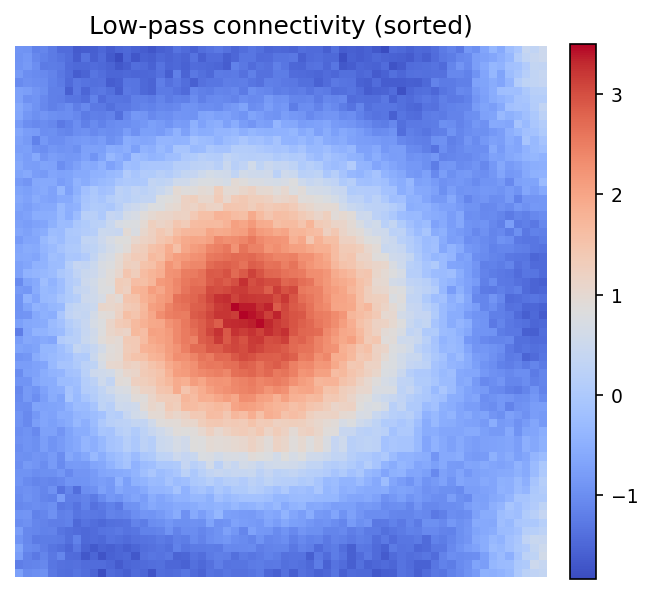
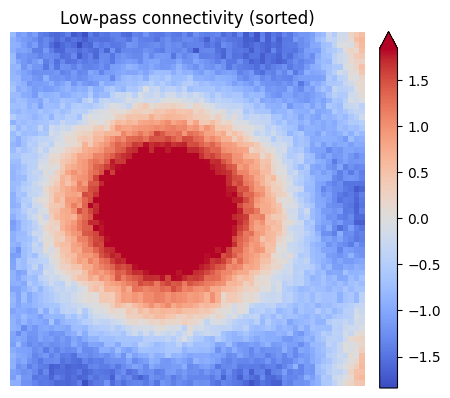
Unified diff of the notebook cell whose output changed from the first chart to the second:
--- before
+++ after
@@ -15,7 +15,9 @@
 imroll = np.roll(np.roll(im, -n // 4, axis=0), 0, axis=1)
 
+limit = abs(imroll.min())
+
 plt.figure(figsize=(5, 5))
-img = plt.imshow(imroll, cmap='coolwarm', vmin=imroll.min(), vmax=imroll.max())
-plt.colorbar(img, fraction=0.046, pad=0.04)
+img = plt.imshow(imroll, cmap='coolwarm', vmin=-limit, vmax=limit)
+plt.colorbar(img, fraction=0.046, pad=0.04, extend="max")
 plt.title('Low-pass connectivity (sorted)')
 plt.axis('off')

Commit: fix low pass connectivity graph